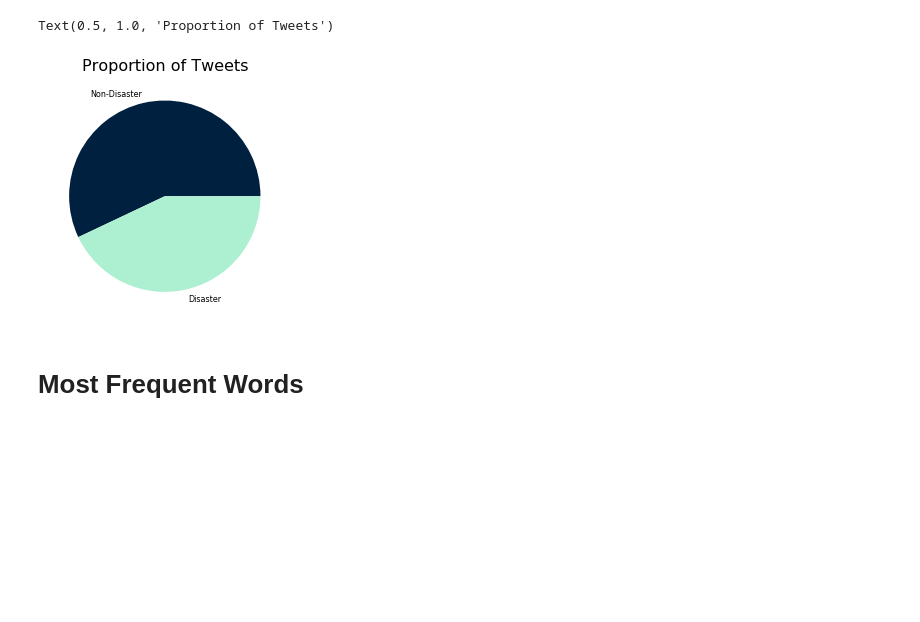
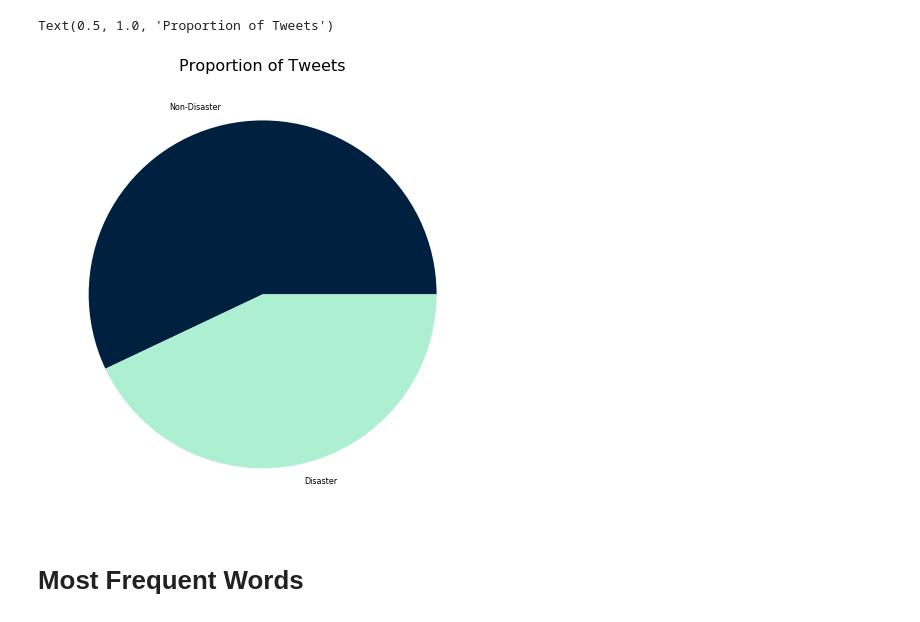
Before and after one commit to vegarab/aml-twitter-fakeornot, a Jupyter notebook: Notebooks/quantitative-stats.ipynb, the cells around one changed output. Drawn from its saved outputs; the diff is of its cells as text; code cells hidden in the pictures; blank space fills up the shorter version.

```diff
--- a/Notebooks/quantitative-stats.ipynb
+++ b/Notebooks/quantitative-stats.ipynb
@@ -39,13 +41,13 @@ rcParams['font.size'] = TICK_SIZE
 num_0 = y[y == 0].size
 num_1 = y[y == 1].size
 # %%
-fig1, ax = plt.subplots()
+fig1, ax = plt.subplots(figsize=(8,8))
 
 ax.pie((num_0, num_1), labels=['Non-Disaster', 'Disaster'], colors=[COLOR_0, COLOR_1])
 ax.set_title('Proportion of Tweets', fontsize=TITLE_SIZE)
 # %% [output]
 Text(0.5, 1.0, 'Proportion of Tweets')
-[figure, old version]
+[figure, new version]
 # %% [markdown]
 # Most Frequent Words
 # %%
```
Also changed, not shown: parts of 14 cells of this notebook, 8 other files.
